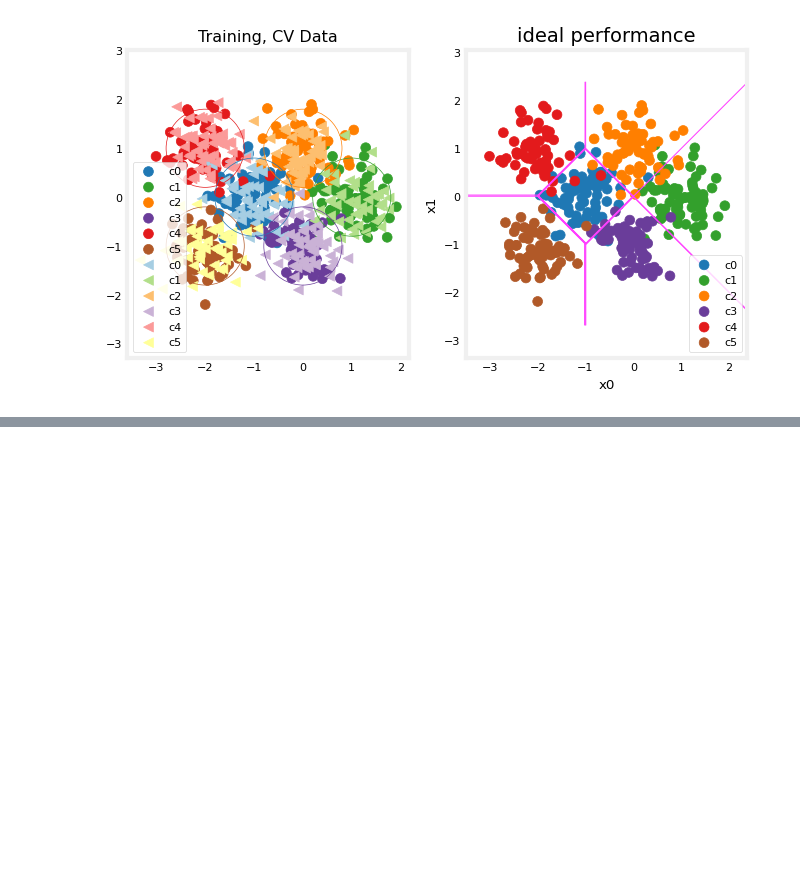
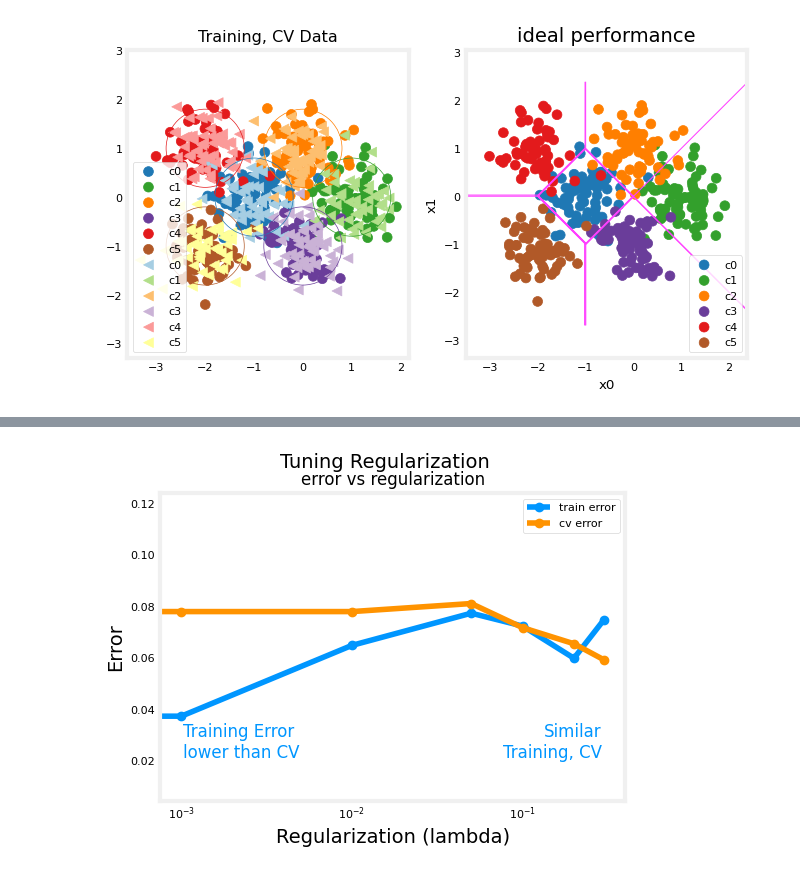
Before and after one commit to harsh194/machine_learning, a Jupyter notebook: Apply_ML.ipynb, the cells around one changed output, grey strips where cells are left out. Saved outputs shown, nothing was run; the diff lists cells and outputs as text; code cells hidden in the pictures; blank space fills up the shorter version.

```diff
--- a/Apply_ML.ipynb
+++ b/Apply_ML.ipynb
@@ -167,0 +337,25 @@ plt_train_eq_dist(X_train, y_train, classes, X_cv, y_cv, centers, std)
+# %%
+tf.random.set_seed(1234)
+lambdas = [0.0, 0.001, 0.01, 0.05, 0.1, 0.2, 0.3]
+models = [None] * len(lambdas)
+
+for i in range(len(lambdas)):
+    lambda_ = lambdas[i]
+    models[i] = Sequential(
+        [
+            Dense(120, activation = 'relu', kernel_regularizer = tf.keras.regularizers.l2(lambda_)),
+            Dense(40, activation = 'relu', kernel_regularizer = tf.keras.regularizers.l2(lambda_)),
+            Dense(classes, activation = 'linear')
+        ]
+    )
+    models[i].compile(
+        loss = tf.keras.losses.SparseCategoricalCrossentropy(from_logits = True),
+        optimizer = tf.keras.optimizers.Adam(0.01),
+    )
+
+    models[i].fit(
+        X_train, y_train,
+        epochs = 1000
+    )
+
+    print(f"Finished lambda = {lambda_}")
@@ -167,0 +380,4 @@ plt_train_eq_dist(X_train, y_train, classes, X_cv, y_cv, centers, std)
+# %%
+plot_iterate(lambdas, models, X_train, y_train, X_cv, y_cv)
+# %% [output]
+[figure, added]
```
Also changed, not shown: parts of 15 cells of this notebook.
